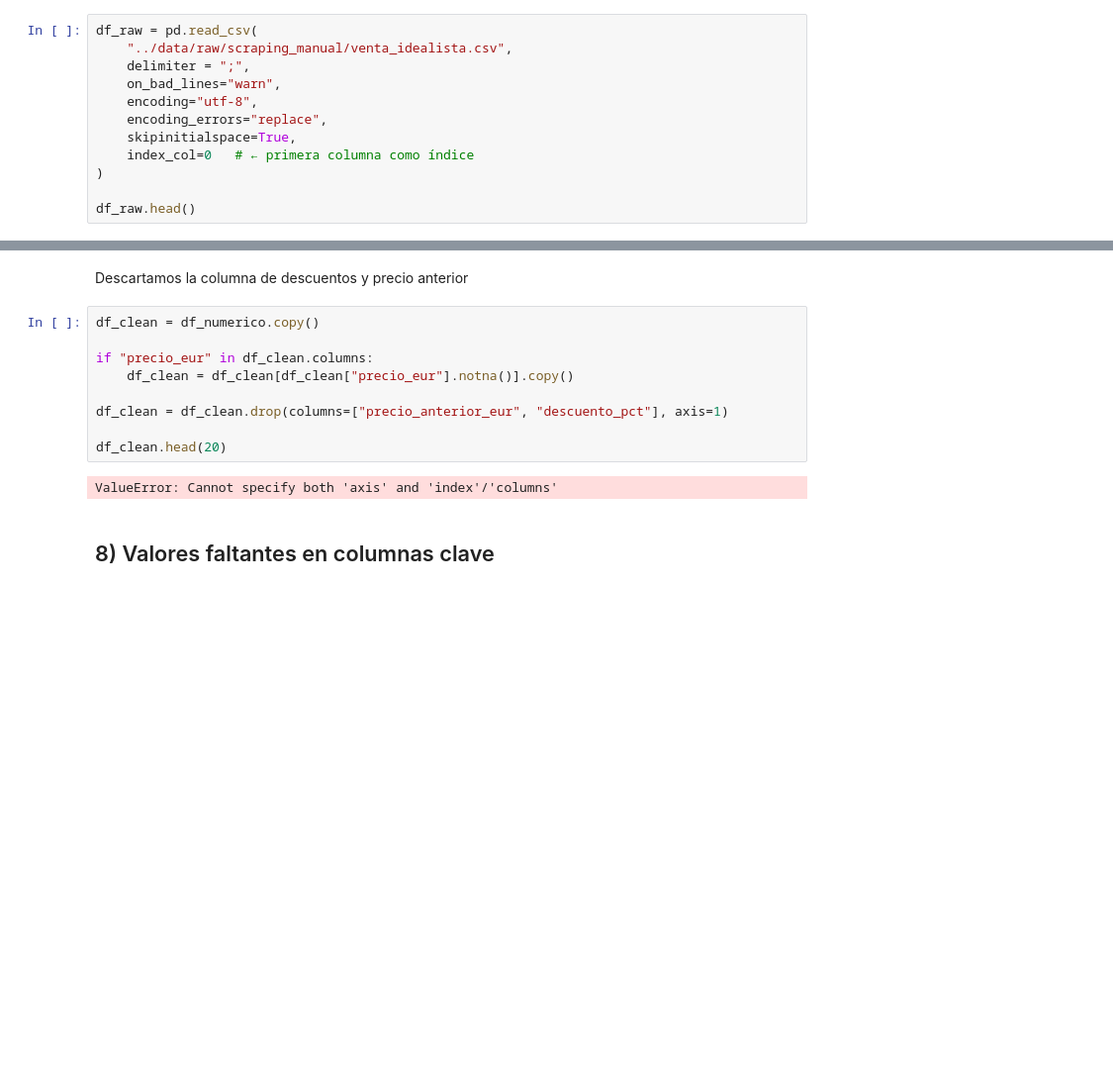
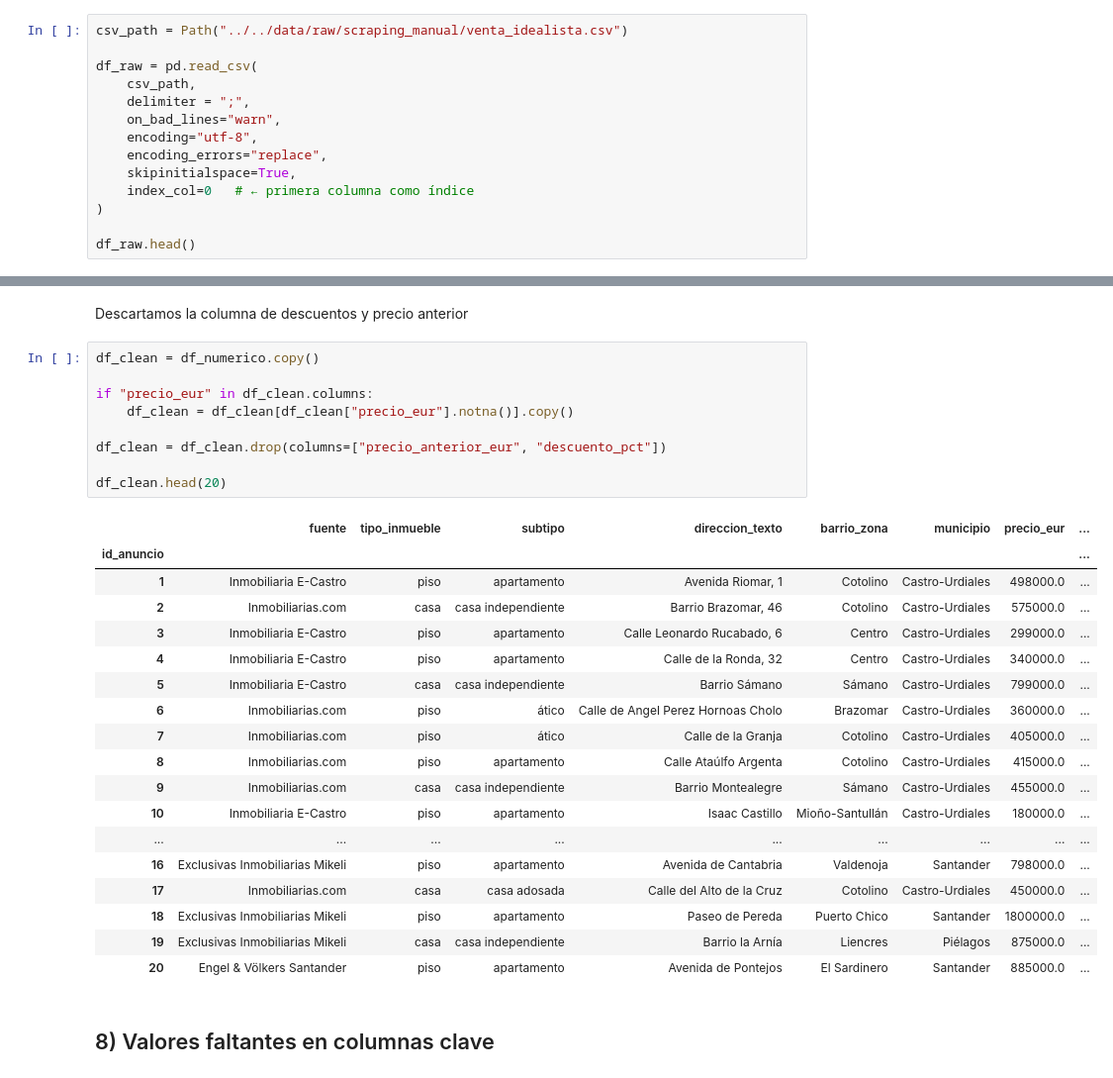
Before and after one commit to sitomachu/bezanillasl, a Jupyter notebook: notebooks/01_manual_scraping_processing/EDA_sale.ipynb, the cells around one changed output, grey strips where cells are left out. Shown at 99% size. Saved outputs shown, nothing was run; the diff lists cells and outputs as text; blank space fills up the shorter version.

```diff
--- a/notebooks/01_manual_scraping_processing/EDA_sale.ipynb
+++ b/notebooks/01_manual_scraping_processing/EDA_sale.ipynb
@@ -17,8 +17,10 @@ pd.set_option("display.max_columns", None)
 
 Si el CSV tiene comillas rotas o líneas corruptas, usamos `on_bad_lines="warn"` para **no bloquear** el análisis.
 # %%
+csv_path = Path("../../data/raw/scraping_manual/venta_idealista.csv")
+
 df_raw = pd.read_csv(
-    "../data/raw/scraping_manual/venta_idealista.csv",
+    csv_path,
     delimiter = ";",
     on_bad_lines="warn",
     encoding="utf-8",
@@ -389,14 +391,31 @@ Descartamos la columna de descuentos y precio anterior
 # %%
 df_clean = df_numerico.copy()
 
 if "precio_eur" in df_clean.columns:
     df_clean = df_clean[df_clean["precio_eur"].notna()].copy()
 
-df_clean = df_clean.drop(columns=["precio_anterior_eur", "descuento_pct"], axis=1)
+df_clean = df_clean.drop(columns=["precio_anterior_eur", "descuento_pct"])
 
 df_clean.head(20)
 # %% [output]
-ValueError: Cannot specify both 'axis' and 'index'/'columns'
+|  | fuente | tipo_inmueble | subtipo | direccion_texto | barrio_zona | municipio | precio_eur | ... |
+| id_anuncio |  |  |  |  |  |  |  | ... |
+| 1 | Inmobiliaria E-Castro | piso | apartamento | Avenida Riomar, 1 | Cotolino | Castro-Urdiales | 498000.0 | ... |
+| 2 | Inmobiliarias.com | casa | casa independiente | Barrio Brazomar, 46 | Cotolino | Castro-Urdiales | 575000.0 | ... |
+| 3 | Inmobiliaria E-Castro | piso | apartamento | Calle Leonardo Rucabado, 6 | Centro | Castro-Urdiales | 299000.0 | ... |
+| 4 | Inmobiliaria E-Castro | piso | apartamento | Calle de la Ronda, 32 | Centro | Castro-Urdiales | 340000.0 | ... |
+| 5 | Inmobiliaria E-Castro | casa | casa independiente | Barrio Sámano | Sámano | Castro-Urdiales | 799000.0 | ... |
+| 6 | Inmobiliarias.com | piso | ático | Calle de Angel Perez Hornoas Cholo | Brazomar | Castro-Urdiales | 360000.0 | ... |
+| 7 | Inmobiliarias.com | piso | ático | Calle de la Granja | Cotolino | Castro-Urdiales | 405000.0 | ... |
+| 8 | Inmobiliarias.com | piso | apartamento | Calle Ataúlfo Argenta | Cotolino | Castro-Urdiales | 415000.0 | ... |
+| 9 | Inmobiliarias.com | casa | casa independiente | Barrio Montealegre | Sámano | Castro-Urdiales | 455000.0 | ... |
+| 10 | Inmobiliaria E-Castro | piso | apartamento | Isaac Castillo | Mioño-Santullán | Castro-Urdiales | 180000.0 | ... |
+| ... | ... | ... | ... | ... | ... | ... | ... | ... |
+| 16 | Exclusivas Inmobiliarias Mikeli | piso | apartamento | Avenida de Cantabria | Valdenoja | Santander | 798000.0 | ... |
+| 17 | Inmobiliarias.com | casa | casa adosada | Calle del Alto de la Cruz | Cotolino | Castro-Urdiales | 450000.0 | ... |
+| 18 | Exclusivas Inmobiliarias Mikeli | piso | apartamento | Paseo de Pereda | Puerto Chico | Santander | 1800000.0 | ... |
+| 19 | Exclusivas Inmobiliarias Mikeli | casa | casa independiente | Barrio la Arnía | Liencres | Piélagos | 875000.0 | ... |
+| 20 | Engel & Völkers Santander | piso | apartamento | Avenida de Pontejos | El Sardinero | Santander | 885000.0 | ... |
 # %% [markdown]
 ## 8) Valores faltantes en columnas clave
 # %%
```
Also changed, not shown: parts of 7 cells of this notebook, 4 other files.
